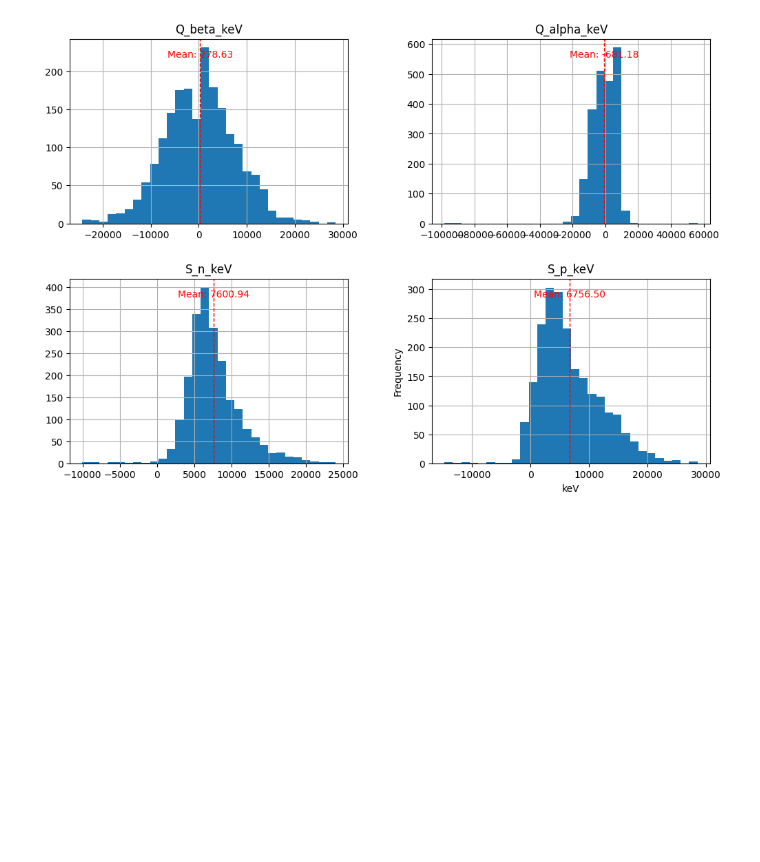
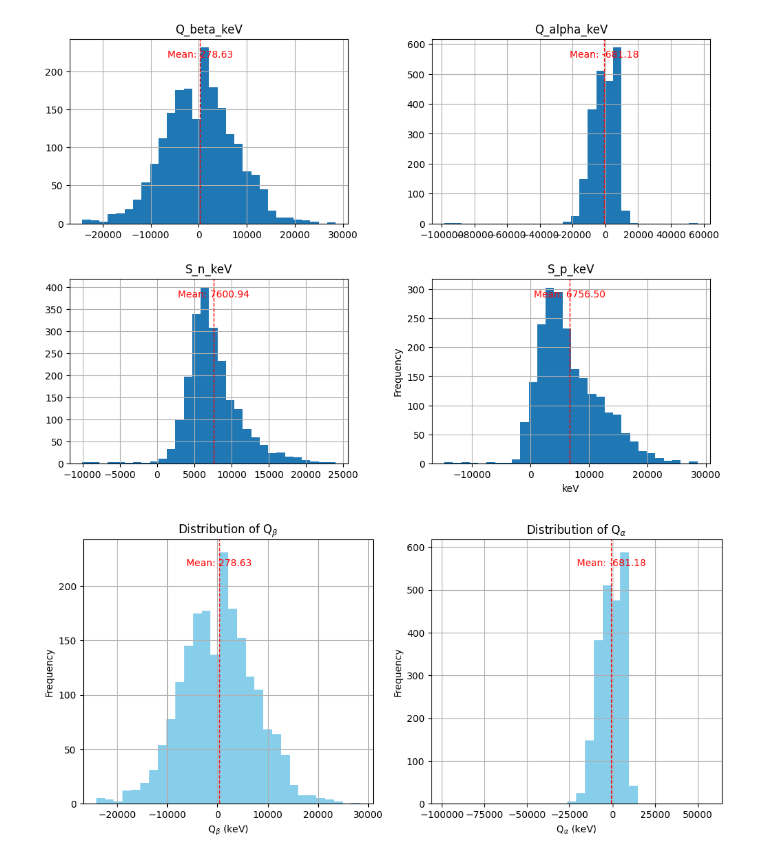
Before and after one commit to BrandonL08/Nuclear-Half-Life-Prediction-CHE1147-Term-Project, a Jupyter notebook: 01_data_cleaning.ipynb, the cells around one changed output. Saved outputs shown, nothing was run; the diff lists cells and outputs as text; code cells hidden in the pictures; blank space fills up the shorter version.

```diff
--- a/01_data_cleaning.ipynb
+++ b/01_data_cleaning.ipynb
@@ -420,3 +456,32 @@ plt.show()
 # %% [output]
 <Figure size 1200x800 with 0 Axes>
 [figure]
+# %%
+#generate two histograms for Q_beta_keV and Q_alpha_keV and indicate their means with a red line and label. I want the histograms to be sky blue, subscript the alpha and beta, and ensure the scales do not overlap
+plt.figure(figsize=(12, 5))
+plt.subplot(1, 2, 1)
+eda_df["Q_beta_keV"].hist(bins=30, color='skyblue')
+mean_value = eda_df["Q_beta_keV"].mean()
+plt.axvline(mean_value, color='red', linestyle='dashed', linewidth=1)
+plt.text(mean_value, plt.ylim()[1] * 0.9, f'Mean: {mean_value:.2f}', color='red', ha='center')
+plt.xlabel("Q$_\u03B2$ (keV)") #turn the beta into a subscript
+plt.ylabel("Frequency")
+plt.title("Distribution of Q$_\u03B2$")
+
+
+
+plt.subplot(1, 2, 2)
+eda_df["Q_alpha_keV"].hist(bins=30, color='skyblue')
+mean_value = eda_df["Q_alpha_keV"].mean()
+plt.axvline(mean_value, color='red', linestyle='dashed', linewidth=1)
+plt.text(mean_value, plt.ylim()[1] * 0.9, f'Mean: {mean_value:.2f}', color='red', ha='center')
+plt.xlabel("Q$_\u03B1$ (keV)")
+plt.ylabel("Frequency")
+plt.title("Distribution of Q$_\u03B1$")
+
+
+from matplotlib.ticker import MaxNLocator
+
+plt.gca().xaxis.set_major_locator(MaxNLocator(nbins=8))
+# %% [output]
+[figure, added]
```
Also changed, not shown: parts of 3 cells of this notebook.
